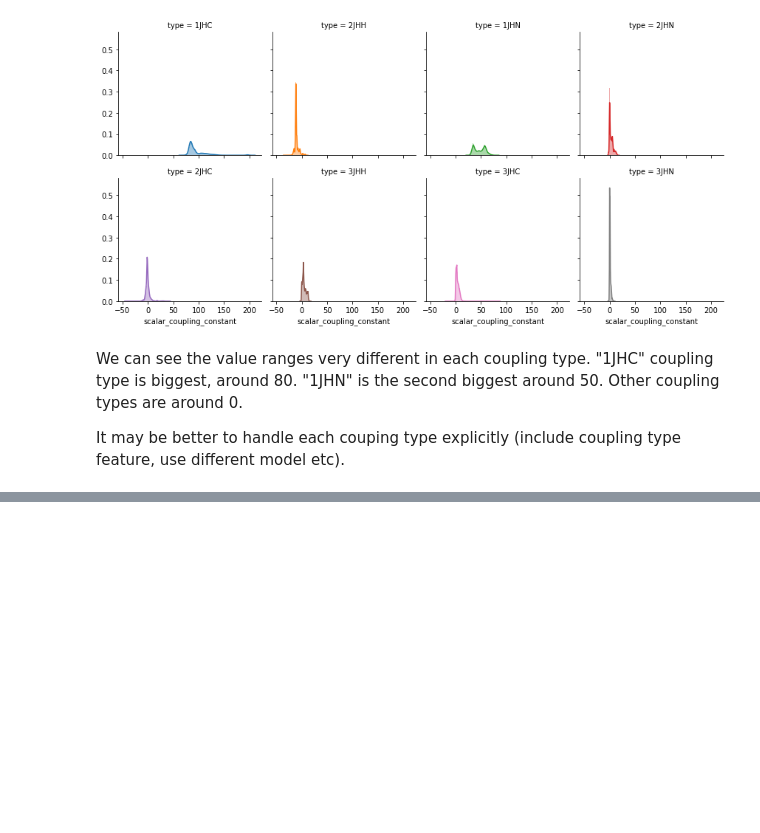
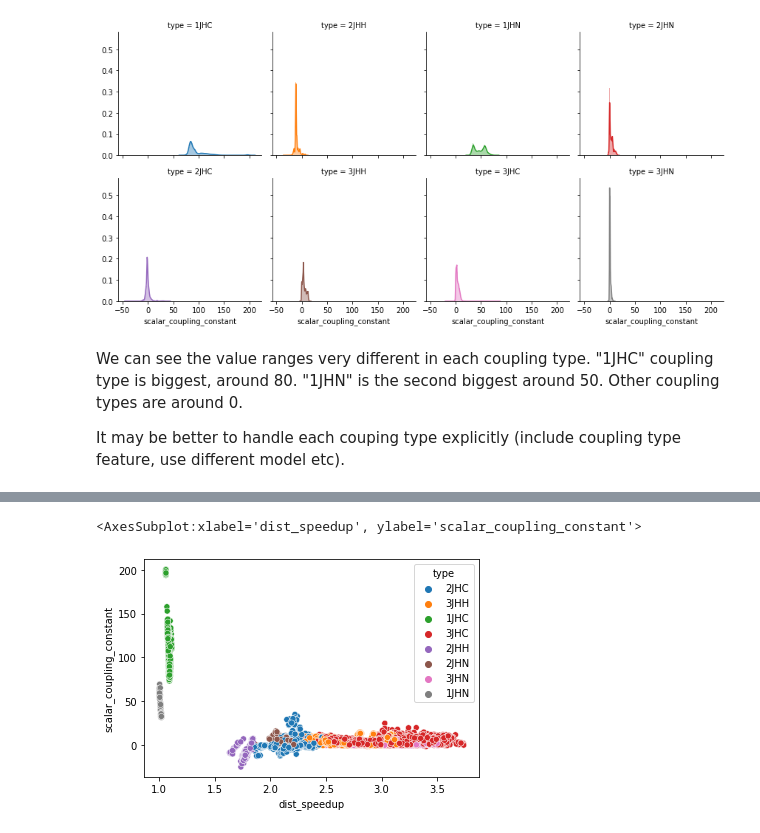
Before and after one commit to JIPiration/GNNZeroToAll, a Jupyter notebook: codes/predicting-molecular-properties/eda-and-graph-nn-baseline-modeling.ipynb, the cells around one changed output, grey strips where cells are left out. Drawn from its saved outputs; the diff is of its cells as text; code cells hidden in the pictures; blank space fills up the shorter version.

```diff
--- a/codes/predicting-molecular-properties/eda-and-graph-nn-baseline-modeling.ipynb
+++ b/codes/predicting-molecular-properties/eda-and-graph-nn-baseline-modeling.ipynb
@@ -965,0 +1023,7 @@ It may be better to handle each couping type explicitly (include coupling type f
+# %%
+train_df_sampled = train_df.sample(10000)
+# %%
+sns.scatterplot(x='dist_speedup', y='scalar_coupling_constant', hue='type', data=train_df_sampled)
+# %% [output]
+<AxesSubplot:xlabel='dist_speedup', ylabel='scalar_coupling_constant'>
+[figure, added]
```
Also changed, not shown: parts of 31 cells of this notebook.
